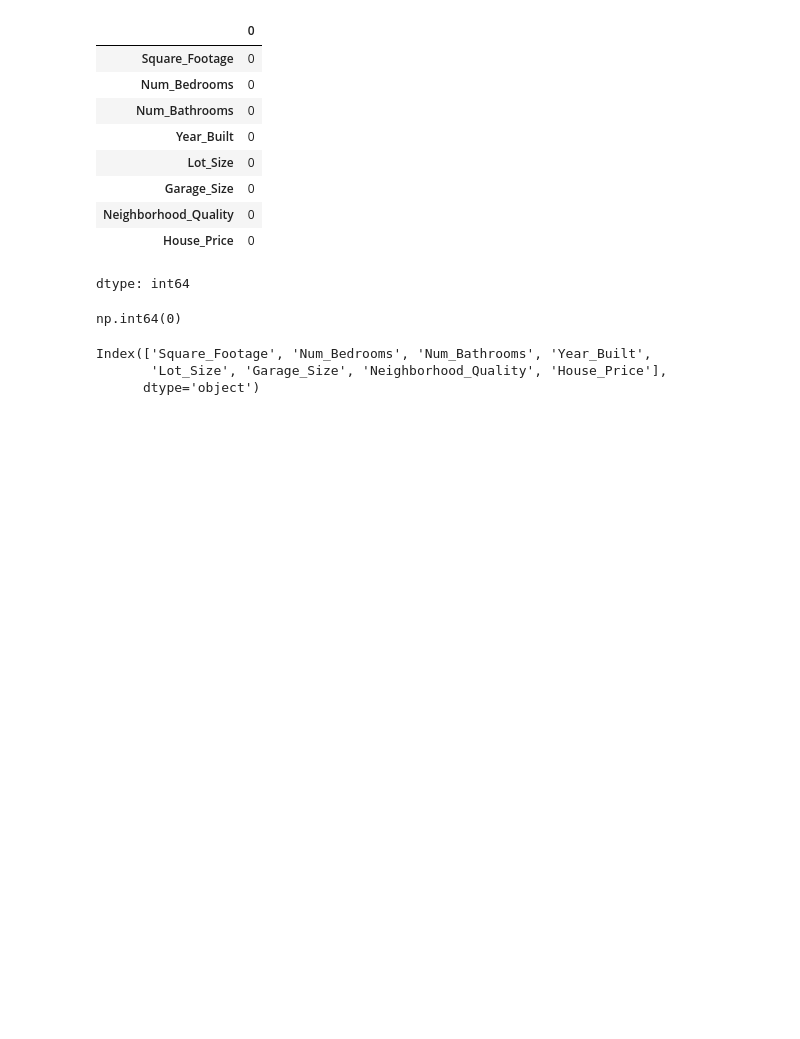
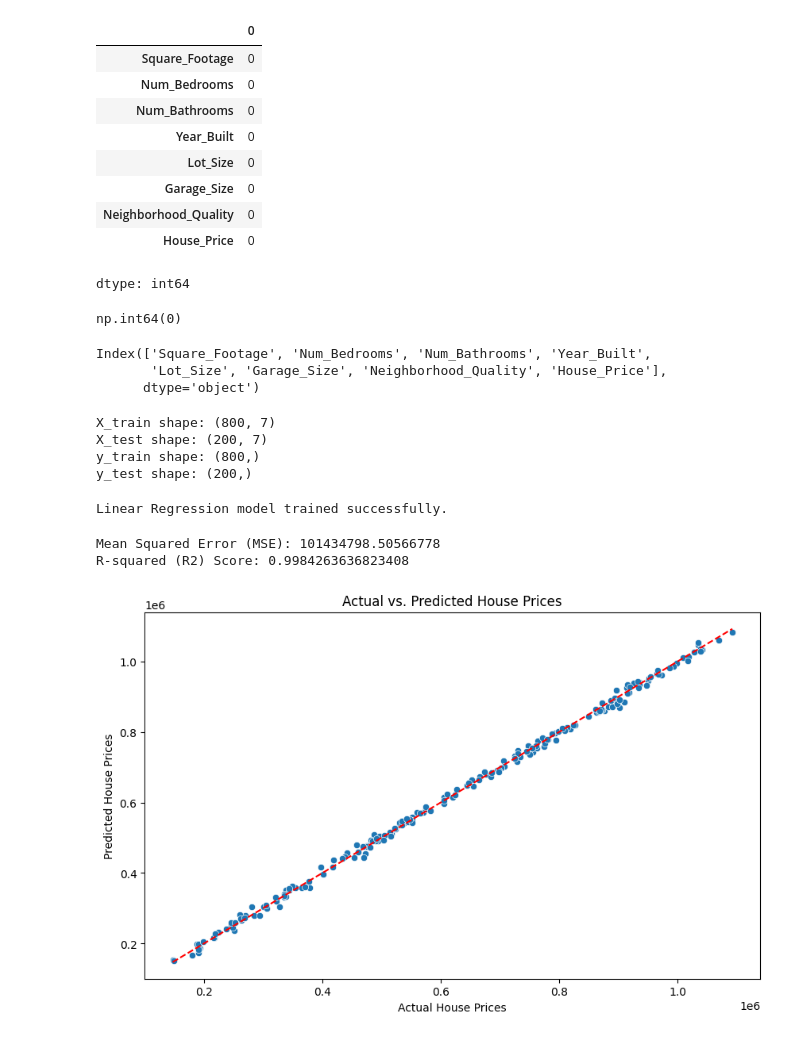
Before and after one commit to kxrrym03/House-Prediction, a Jupyter notebook: House_Prediction_using_Linear_Regression.ipynb, the cells around one changed output. Saved outputs shown, nothing was run; the diff lists cells and outputs as text; code cells hidden in the pictures; blank space fills up the shorter version.

```diff
--- a/House_Prediction_using_Linear_Regression.ipynb
+++ b/House_Prediction_using_Linear_Regression.ipynb
@@ -90,3 +90,51 @@ df.columns
 Index(['Square_Footage', 'Num_Bedrooms', 'Num_Bathrooms', 'Year_Built',
        'Lot_Size', 'Garage_Size', 'Neighborhood_Quality', 'House_Price'],
       dtype='object')
+# %%
+X = df.drop('House_Price', axis=1)
+y = df['House_Price']
+
+from sklearn.model_selection import train_test_split
+X_train, X_test, y_train, y_test = train_test_split(X, y, test_size=0.2, random_state=42)
+
+print("X_train shape:", X_train.shape)
+print("X_test shape:", X_test.shape)
+print("y_train shape:", y_train.shape)
+print("y_test shape:", y_test.shape)
+# %% [output]
+X_train shape: (800, 7)
+X_test shape: (200, 7)
+y_train shape: (800,)
+y_test shape: (200,)
+# %%
+from sklearn.linear_model import LinearRegression
+
+model = LinearRegression()
+model.fit(X_train, y_train)
+
+print("Linear Regression model trained successfully.")
+# %% [output]
+Linear Regression model trained successfully.
+# %%
+from sklearn.metrics import mean_squared_error, r2_score
+
+y_pred = model.predict(X_test)
+
+mse = mean_squared_error(y_test, y_pred)
+r2 = r2_score(y_test, y_pred)
+
+print(f"Mean Squared Error (MSE): {mse}")
+print(f"R-squared (R2) Score: {r2}")
+# %% [output]
+Mean Squared Error (MSE): 101434798.50566778
+R-squared (R2) Score: 0.9984263636823408
+# %%
+plt.figure(figsize=(10, 6))
+sns.scatterplot(x=y_test, y=y_pred)
+plt.plot([y_test.min(), y_test.max()], [y_test.min(), y_test.max()], color='red', linestyle='--')
+plt.xlabel('Actual House Prices')
+plt.ylabel('Predicted House Prices')
+plt.title('Actual vs. Predicted House Prices')
+plt.show()
+# %% [output]
+[figure, added]
```
